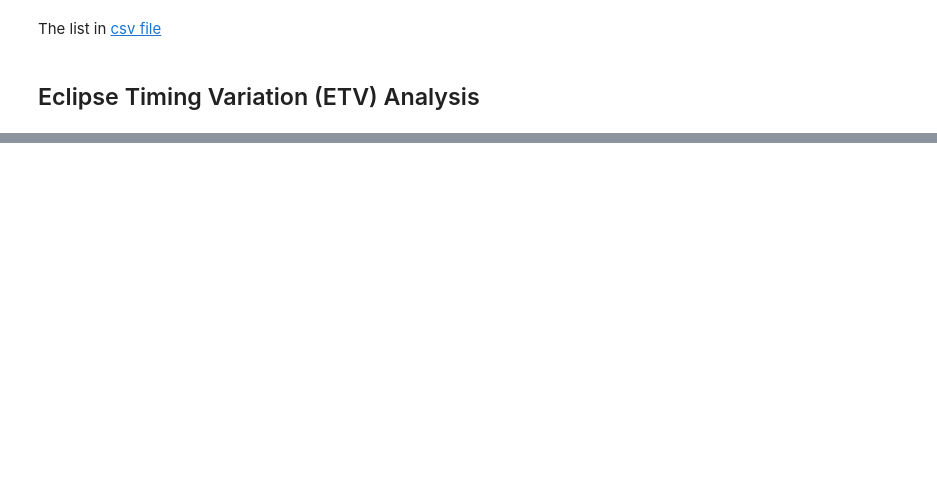
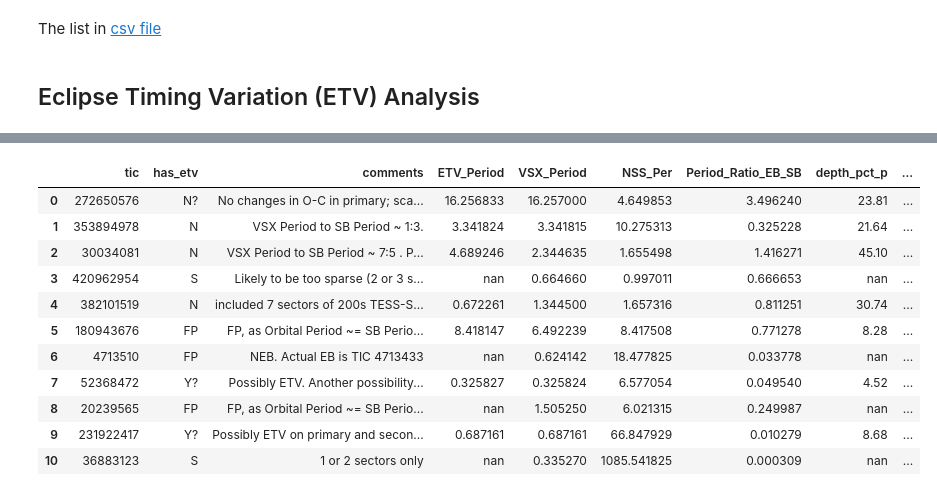
Before and after one commit to orionlee/PH_TESS_I_LightCurveViewer, a Jupyter notebook: eb_with_diff_sb_period/Dashboard_EB_with_SB.ipynb, the cells around one changed output, grey strips where cells are left out. Cells and saved outputs as stored; diff of their text form; code cells hidden in the pictures; blank space fills up the shorter version.

```diff
--- a/eb_with_diff_sb_period/Dashboard_EB_with_SB.ipynb
+++ b/eb_with_diff_sb_period/Dashboard_EB_with_SB.ipynb
@@ -155,0 +157,25 @@ with pd.option_context('display.max_colwidth', None, 'display.max_rows', 999, 'd
+# %%
+display_columns = ["tic", "has_etv", "comments",
+                   # "VSX_Type",
+                   "ETV_Period",  "VSX_Period", "NSS_Per", "Period_Ratio_EB_SB",
+                   "depth_pct_p", "depth_pct_s",
+                   "GAIA_sepsi", "GAIA_RUWE", "GAIA_e_RV",
+                   "num_sectors", "time_span",  # time span of the data in ETV analysis
+                   "tic_id", "VSX_OID", "GAIA",'NSS',  # links to ExoFOP, VSX, Gaia DR3
+                  ]
+display_dashboard(
+    df_etv[~pd.isna(df_etv["etv_done"])],
+     display_columns)
+# %% [output]
+|  | tic | has_etv | comments | ETV_Period | VSX_Period | NSS_Per | Period_Ratio_EB_SB | depth_pct_p | ... |
+| 0 | 272650576 | N? | No changes in O-C in primary; sca... | 16.256833 | 16.257000 | 4.649853 | 3.496240 | 23.81 | ... |
+| 1 | 353894978 | N | VSX Period to SB Period ~ 1:3. | 3.341824 | 3.341815 | 10.275313 | 0.325228 | 21.64 | ... |
+| 2 | 30034081 | N | VSX Period to SB Period ~ 7:5 . P... | 4.689246 | 2.344635 | 1.655498 | 1.416271 | 45.10 | ... |
+| 3 | 420962954 | S | Likely to be too sparse (2 or 3 s... | nan | 0.664660 | 0.997011 | 0.666653 | nan | ... |
+| 4 | 382101519 | N | included 7 sectors of 200s TESS-S... | 0.672261 | 1.344500 | 1.657316 | 0.811251 | 30.74 | ... |
+| 5 | 180943676 | FP | FP, as Orbital Period ~= SB Perio... | 8.418147 | 6.492239 | 8.417508 | 0.771278 | 8.28 | ... |
+| 6 | 4713510 | FP | NEB. Actual EB is TIC 4713433 | nan | 0.624142 | 18.477825 | 0.033778 | nan | ... |
+| 7 | 52368472 | Y? | Possibly ETV. Another possibility... | 0.325827 | 0.325824 | 6.577054 | 0.049540 | 4.52 | ... |
+| 8 | 20239565 | FP | FP, as Orbital Period ~= SB Perio... | nan | 1.505250 | 6.021315 | 0.249987 | nan | ... |
+| 9 | 231922417 | Y? | Possibly ETV on primary and secon... | 0.687161 | 0.687161 | 66.847929 | 0.010279 | 8.68 | ... |
+| 10 | 36883123 | S | 1 or 2 sectors only | nan | 0.335270 | 1085.541825 | 0.000309 | nan | ... |
```
Also changed, not shown: parts of 4 cells of this notebook.
